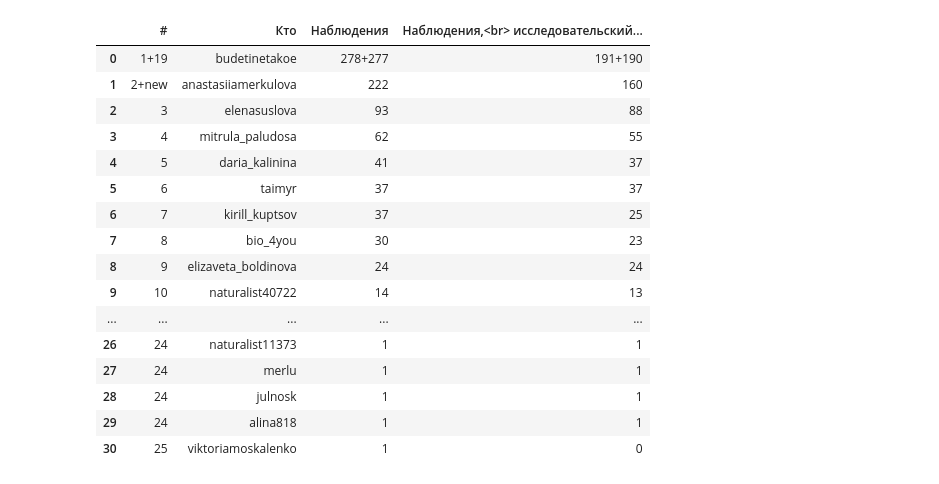
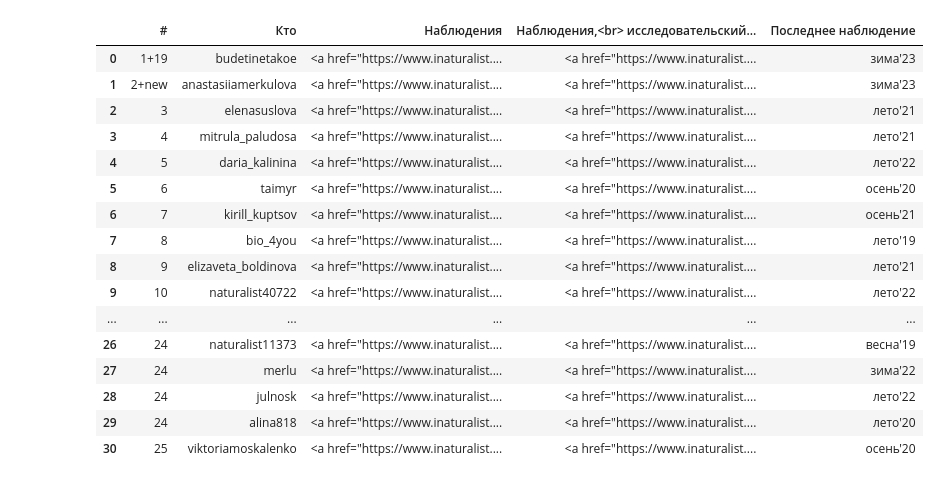
Before and after one commit to baidakovil/iNat-statistics, a Jupyter notebook: inat_changes.ipynb, the cells around one changed output. Cells and saved outputs as stored; diff of their text form; code cells hidden in the pictures.

Commit message:
added column 'last observation'. works!

```diff
--- a/inat_changes.ipynb
+++ b/inat_changes.ipynb
@@ -17,7 +43,7 @@ def prepare_df(observations_path, start_date, finish_date):
     df_full = pd.read_csv(observations_path) #создаём новый огромный датафрейм из csv
     df = df_full[['id','user_login','created_at','quality_grade','scientific_name','common_name']].copy() #создаём новый маленький датафрейм с нужными столбцами
     del(df_full)
-    df['created_at'] = pd.to_datetime(df['created_at']).dt.date #конвертируем столбец с датами наблюдений в тип datatime
+    df['created_at'] = pd.to_datetime(df['created_at'], utc=True).dt.date #конвертируем столбец с датами наблюдений в тип datatime
     start_date = min(df['created_at']) if start_date == 'min' else start_date
     finish_date = max(df['created_at']) if finish_date == 'max' else finish_date
 
@@ -90,6 +116,11 @@ def prepare_changes(df, start_date, finish_date):
     stat_changes['pos_cool_shift'] = stat_changes.apply(shiftpos,axis=1)
     stat_changes['obs_count_shift'] = stat_changes['obs_count_shift'].apply(shiftplus)
     stat_changes['obs_res_count_shift'] = stat_changes['obs_res_count_shift'].apply(shiftplus)
+
+    last_obs = df.groupby(by='user_login')['created_at'].max()
+    last_obs.name = 'last_obs'
+    stat_changes = stat_changes.merge(right=last_obs, left_on='user', right_index=True)
+
     stat_changes.sort_values(by=['obs_count','obs_res_count','user'],ascending=False,inplace=True)
 
     return stat_changes
@@ -102,9 +153,35 @@ def changes_beauty(changes, show_positions):
     changes['obs_count'] = changes['obs_count'].astype(str) + changes['obs_count_shift']
     changes['obs_res_count'] = changes['obs_res_count'].astype(str) + changes['obs_res_count_shift']
     changes.drop(['position','position_y','pos_cool_shift','obs_res_count_shift','obs_count_shift'], axis=1, inplace=True)
-    changes.columns = ['#','Кто','Наблюдения','Наблюдения,<br>    исследовательский уровень']
+    changes['last_obs'] = changes['last_obs'].apply(format_last_obs)
+    changes.columns = ['#','Кто','Наблюдения','Наблюдения,<br>    исследовательский уровень','Последнее наблюдение']
 
     return changes
+
+# last_obs = changes['last_obs'].iloc[0]
+
+def format_last_obs(last_obs):
+
+    year, month, day = str(last_obs).split('-')
+
+    spring = range(3,6)
+    summer = range(6,9)
+    autumn = range(9,12)
+
+    month = int(month)
+
+    if month in spring:
+        season = 'весна'
+    elif month in summer:
+        season = 'лето'
+    elif month in autumn:
+        season = 'осень'
+    else:
+        season = 'зима'
+
+    last_obs = season + "'" + year[-2:]
+
+    return last_obs
 # %%
 def changes_html(changes):
 
@@ -160,3 +237,6 @@ changes
 | 28 | 29 | 26.0 | 24 |  | julnosk | 1 |  | 1 | ... |
 | 29 | 30 | 28.0 | 24 |  | alina818 | 1 |  | 1 | ... |
 | 30 | 31 | 29.0 | 25 |  | viktoriamoskalenko | 1 |  | 0 | ... |
+# %%
+changes_linked = changes.apply(changes_linking, axis=1)
+changes_linked
@@ -163,23 +261,23 @@ changes
 # %%
-changes = changes_beauty(changes, show_positions)
+changes = changes_beauty(changes_linked, show_positions)
 changes
 # %% [output]
-|  | # | Кто | Наблюдения | Наблюдения,<br> исследовательский... |
-| 0 | 1+19 | budetinetakoe | 278+277 | 191+190 |
-| 1 | 2+new | anastasiiamerkulova | 222 | 160 |
-| 2 | 3 | elenasuslova | 93 | 88 |
-| 3 | 4 | mitrula_paludosa | 62 | 55 |
-| 4 | 5 | daria_kalinina | 41 | 37 |
-| 5 | 6 | taimyr | 37 | 37 |
-| 6 | 7 | kirill_kuptsov | 37 | 25 |
-| 7 | 8 | bio_4you | 30 | 23 |
-| 8 | 9 | elizaveta_boldinova | 24 | 24 |
-| 9 | 10 | naturalist40722 | 14 | 13 |
-| ... | ... | ... | ... | ... |
-| 26 | 24 | naturalist11373 | 1 | 1 |
-| 27 | 24 | merlu | 1 | 1 |
-| 28 | 24 | julnosk | 1 | 1 |
-| 29 | 24 | alina818 | 1 | 1 |
-| 30 | 25 | viktoriamoskalenko | 1 | 0 |
+|  | # | Кто | Наблюдения | Наблюдения,<br> исследовательский... | Последнее наблюдение |
+| 0 | 1+19 | budetinetakoe | <a href="https://www.inaturalist.... | <a href="https://www.inaturalist.... | зима'23 |
+| 1 | 2+new | anastasiiamerkulova | <a href="https://www.inaturalist.... | <a href="https://www.inaturalist.... | зима'23 |
+| 2 | 3 | elenasuslova | <a href="https://www.inaturalist.... | <a href="https://www.inaturalist.... | лето'21 |
+| 3 | 4 | mitrula_paludosa | <a href="https://www.inaturalist.... | <a href="https://www.inaturalist.... | лето'21 |
+| 4 | 5 | daria_kalinina | <a href="https://www.inaturalist.... | <a href="https://www.inaturalist.... | лето'22 |
+| 5 | 6 | taimyr | <a href="https://www.inaturalist.... | <a href="https://www.inaturalist.... | осень'20 |
+| 6 | 7 | kirill_kuptsov | <a href="https://www.inaturalist.... | <a href="https://www.inaturalist.... | осень'21 |
+| 7 | 8 | bio_4you | <a href="https://www.inaturalist.... | <a href="https://www.inaturalist.... | лето'19 |
+| 8 | 9 | elizaveta_boldinova | <a href="https://www.inaturalist.... | <a href="https://www.inaturalist.... | лето'21 |
+| 9 | 10 | naturalist40722 | <a href="https://www.inaturalist.... | <a href="https://www.inaturalist.... | лето'22 |
+| ... | ... | ... | ... | ... | ... |
+| 26 | 24 | naturalist11373 | <a href="https://www.inaturalist.... | <a href="https://www.inaturalist.... | весна'19 |
+| 27 | 24 | merlu | <a href="https://www.inaturalist.... | <a href="https://www.inaturalist.... | зима'22 |
+| 28 | 24 | julnosk | <a href="https://www.inaturalist.... | <a href="https://www.inaturalist.... | лето'22 |
+| 29 | 24 | alina818 | <a href="https://www.inaturalist.... | <a href="https://www.inaturalist.... | лето'20 |
+| 30 | 25 | viktoriamoskalenko | <a href="https://www.inaturalist.... | <a href="https://www.inaturalist.... | осень'20 |
 # %%
 changes_html(changes)
```
Also changed, not shown: parts of 8 cells of this notebook, 1 other file.
